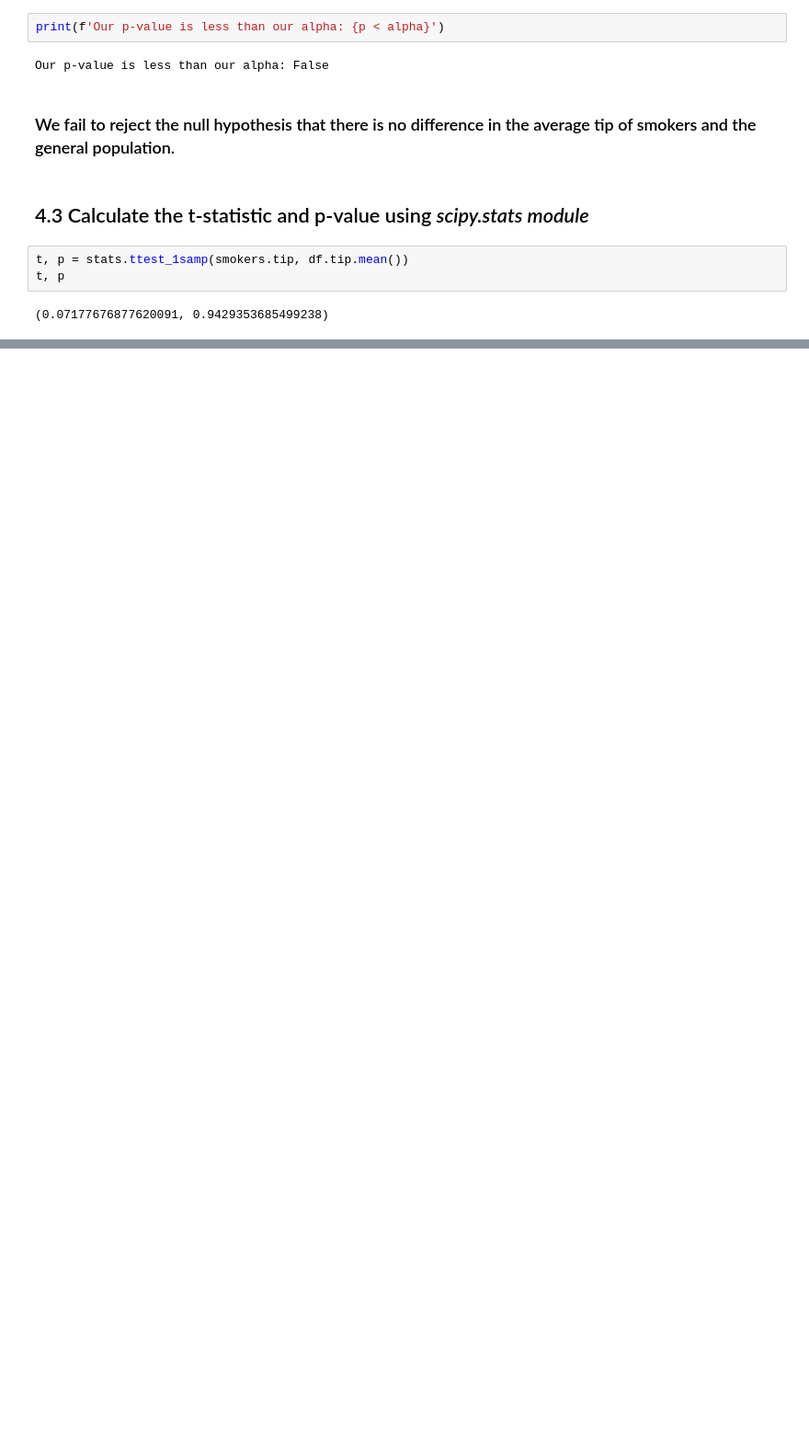
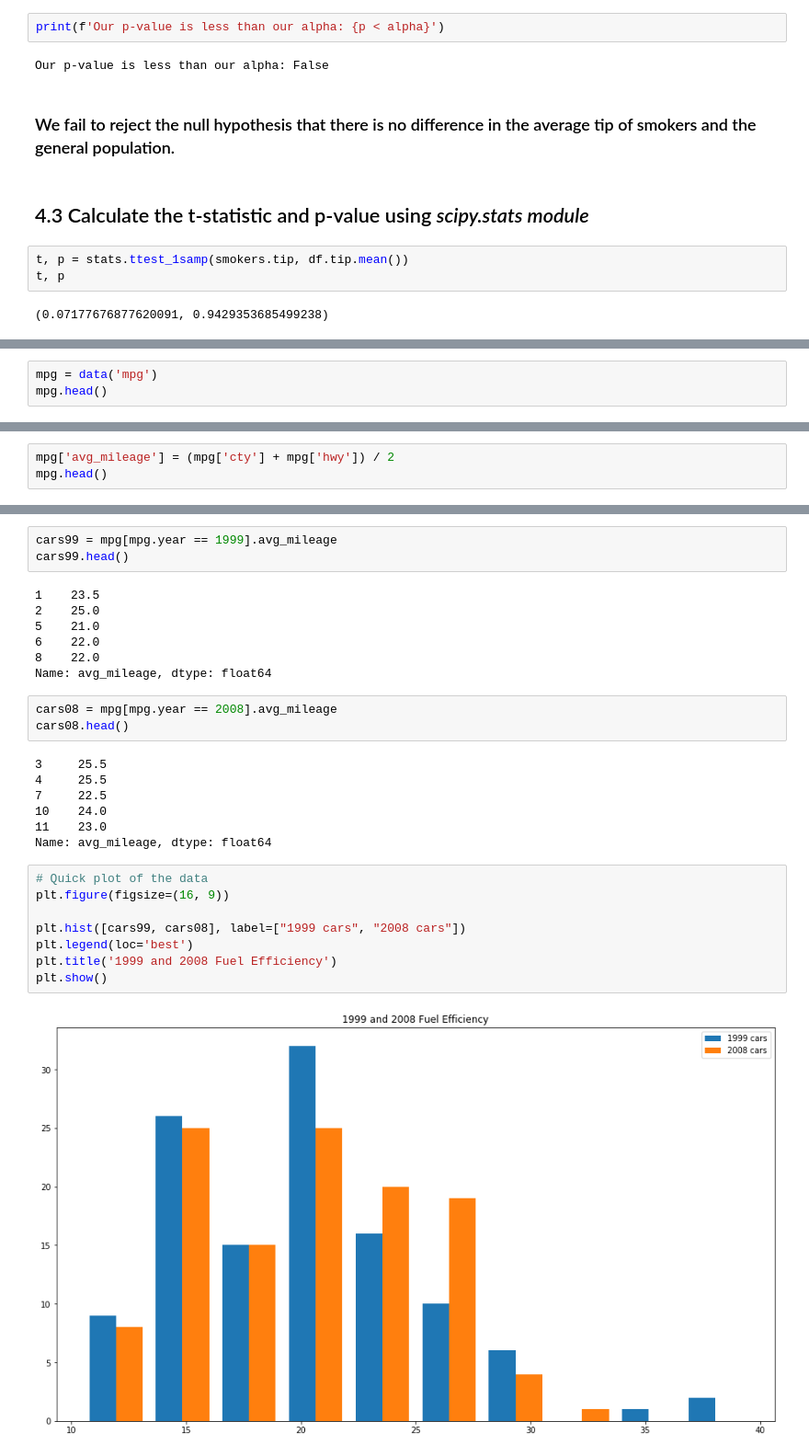
Before and after one commit to chasethompson/statistics_exercises, a Jupyter notebook: stats_review.ipynb, the cells around one changed output, grey strips where cells are left out. Shown at 92% size. Drawn from its saved outputs; the diff is of its cells as text; blank space fills up the shorter version.

```diff
--- a/stats_review.ipynb
+++ b/stats_review.ipynb
@@ -411,0 +523,3 @@ print(f'p = {p:.})
+# %%
+mpg = data('mpg')
+mpg.head()
@@ -411,0 +558,3 @@ print(f'p = {p:.})
+# %%
+mpg['avg_mileage'] = (mpg['cty'] + mpg['hwy']) / 2
+mpg.head()
@@ -411,0 +568,30 @@ print(f'p = {p:.})
+# %%
+cars99 = mpg[mpg.year == 1999].avg_mileage
+cars99.head()
+# %% [output]
+1    23.5
+2    25.0
+5    21.0
+6    22.0
+8    22.0
+Name: avg_mileage, dtype: float64
+# %%
+cars08 = mpg[mpg.year == 2008].avg_mileage
+cars08.head()
+# %% [output]
+3     25.5
+4     25.5
+7     22.5
+10    24.0
+11    23.0
+Name: avg_mileage, dtype: float64
+# %%
+# Quick plot of the data
+plt.figure(figsize=(16, 9))
+
+plt.hist([cars99, cars08], label=["1999 cars", "2008 cars"])
+plt.legend(loc='best')
+plt.title('1999 and 2008 Fuel Efficiency')
+plt.show()
+# %% [output]
+[figure, added]
```
Also changed, not shown: parts of 59 cells of this notebook.
